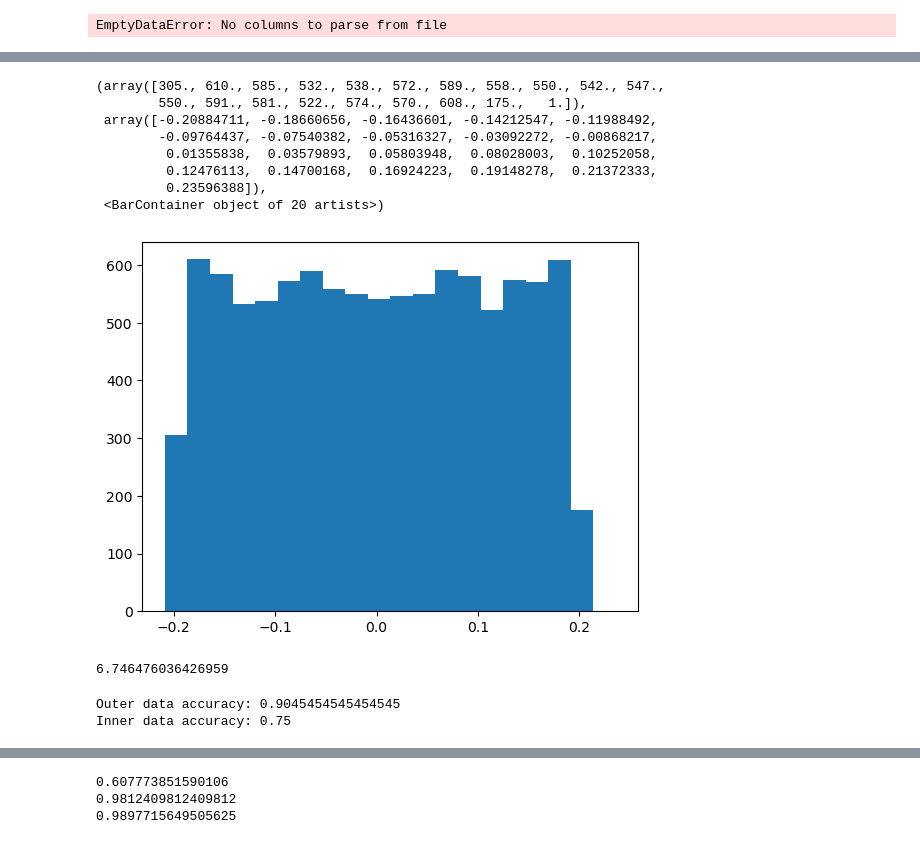
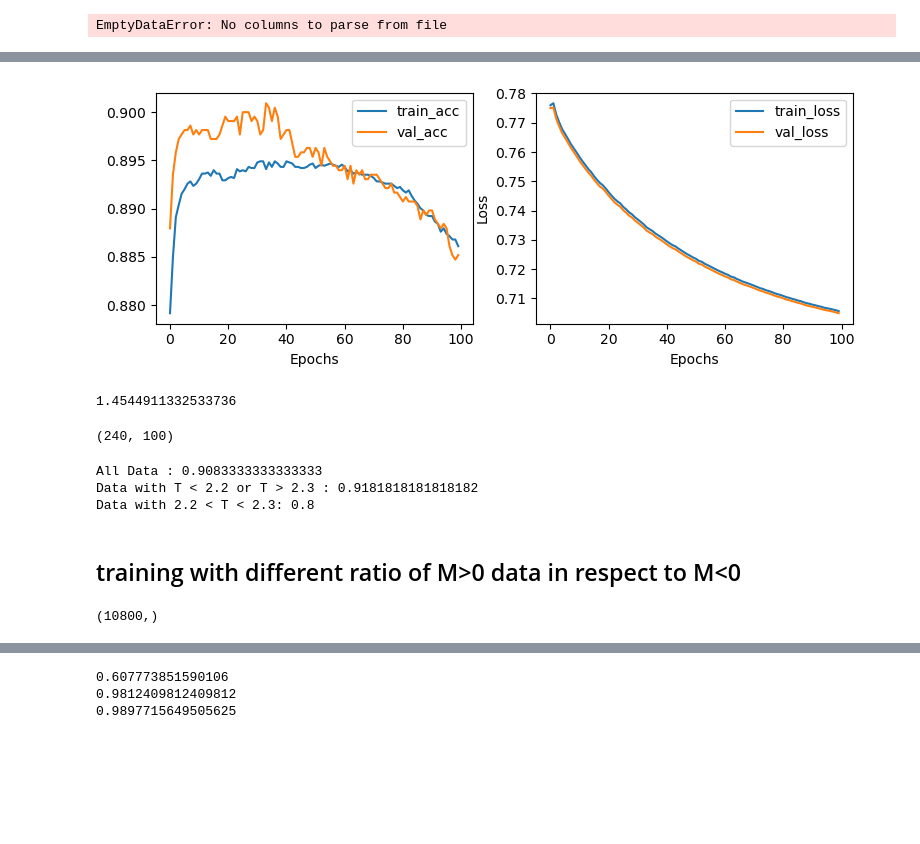
Before and after one commit to feanor3/tesi, a Jupyter notebook: analysis.ipynb, the cells around one changed output, grey strips where cells are left out. Drawn from its saved outputs; the diff is of its cells as text; code cells hidden in the pictures; blank space fills up the shorter version.

Commit message:
added different testing to analysis.ipynb

```diff
--- a/analysis.ipynb
+++ b/analysis.ipynb
@@ -20,22 +20,3 @@ lt, ut, t_step = 1.0, 3.2, 0.003
 utils.resize_data_test(10)
 # %% [output]
 EmptyDataError: No columns to parse from file
-# %%
-# CLASSIFIER TRAINING
-data_train, t_train, data_val, t_val, data_test, t_test = utils.load_train_data(10, mode = 'all')
-
-clf = MLPBinary(dim_hidden=100, tolerance=1e-4, activation='relu', lr=0.01, batch_size=200, momentum=0.9, solver='sgd', alpha=0.1, power_t=0.3, n_epochs_no_update=3)
-clf.fit(data_train, t_train, X_val=data_val, t_val=t_val)
-
-# plotting accuracy and loss
-fig, (ax1, ax2) = plt.subplots(nrows=1, ncols=2, figsize=(9,3))
-E = len(clf.train_acc)
-ax1.plot(np.arange(E), clf.train_acc)
-ax1.plot(np.arange(E), clf.val_acc)
-ax1.legend(["train_acc", "val_acc"])
-
-ax2.plot(np.arange(E), clf.train_loss)
-ax2.plot(np.arange(E), clf.val_loss)
-ax2.set_ylabel("Loss"), ax2.set_xlabel("Accuracy")
-ax1.set_xlabel("Epochs"), ax2.set_xlabel("Epochs")
-ax2.legend(["train_loss", "val_loss"])
@@ -45,38 +23,43 @@ ax2.legend(["train_loss", "val_loss"])
-# %%
-a = clf.weights1.flatten()
-plt.hist(a, 20)
-# %% [output]
-(array([305., 610., 585., 532., 538., 572., 589., 558., 550., 542., 547.,
-        550., 591., 581., 522., 574., 570., 608., 175.,   1.]),
- array([-0.20884711, -0.18660656, -0.16436601, -0.14212547, -0.11988492,
-        -0.09764437, -0.07540382, -0.05316327, -0.03092272, -0.00868217,
-         0.01355838,  0.03579893,  0.05803948,  0.08028003,  0.10252058,
-         0.12476113,  0.14700168,  0.16924223,  0.19148278,  0.21372333,
-         0.23596388]),
- <BarContainer object of 20 artists>)
-[figure, removed]
+# %%
+# NORMAL CLASSIFIER, TRAINED ON ALL DATA
+
+clf = utils.train_classifier(10, 'all', MLPBinary(dim_hidden=100, tolerance=1e-4, activation='relu', lr=0.01, batch_size=200, momentum=0.9, solver='sgd', alpha=0.1, power_t=0.3, n_epochs_no_update=3))
+# %% [output]
+[figure, added]
 # %%
 b = clf.weights2.flatten()
 b @ b.T
 # %% [output]
-6.746476036426959
+1.4544911332533736
+# %%
+data_test.shape
+# %% [output]
+(240, 100)
 # %%
-# accuracy test on data w/wo
+# accuracy on test data, close and far from T_C
 # loading data for testing
 data_test = np.load(f"./data/{L}_test.npy").reshape(-1, L*L)
 temp_test = np.load(f"./data/{L}_test_temp.npy").reshape(-1,)
 
 t_test = (temp_test > T_CRIT).astype(int)
 
-# sort data into ascending order according to temperatures
-# potrei metterlo in utils
 min_bound = 2.2
 max_bound = 2.3
 
 mask = (temp_test > max_bound) | (temp_test < min_bound)
 
-print(f"Outer data accuracy: {clf.score(data_test[mask], t_test[mask])}")
-print(f"Inner data accuracy: {clf.score(data_test[~mask], t_test[~mask])}")
+print(f"All Data : {clf.score(data_test, t_test)}")
+print(f"Data with T < {min_bound} or T > {max_bound} : {clf.score(data_test[mask], t_test[mask])}")
+print(f"Data with {min_bound} < T < {max_bound}: {clf.score(data_test[~mask], t_test[~mask])}")
+
+# ACCURACY AS FUNCTION OF TEMPERATURE
 # %% [output]
-Outer data accuracy: 0.9045454545454545
-Inner data accuracy: 0.75
+All Data : 0.9083333333333333
+Data with T < 2.2 or T > 2.3 : 0.9181818181818182
+Data with 2.2 < T < 2.3: 0.8
+# %% [markdown]
+## training with different ratio of M>0 data in respect to M<0
+# %%
+temp.shape
+# %% [output]
+(10800,)
```
Also changed, not shown: parts of 11 cells of this notebook, 1 other file.
